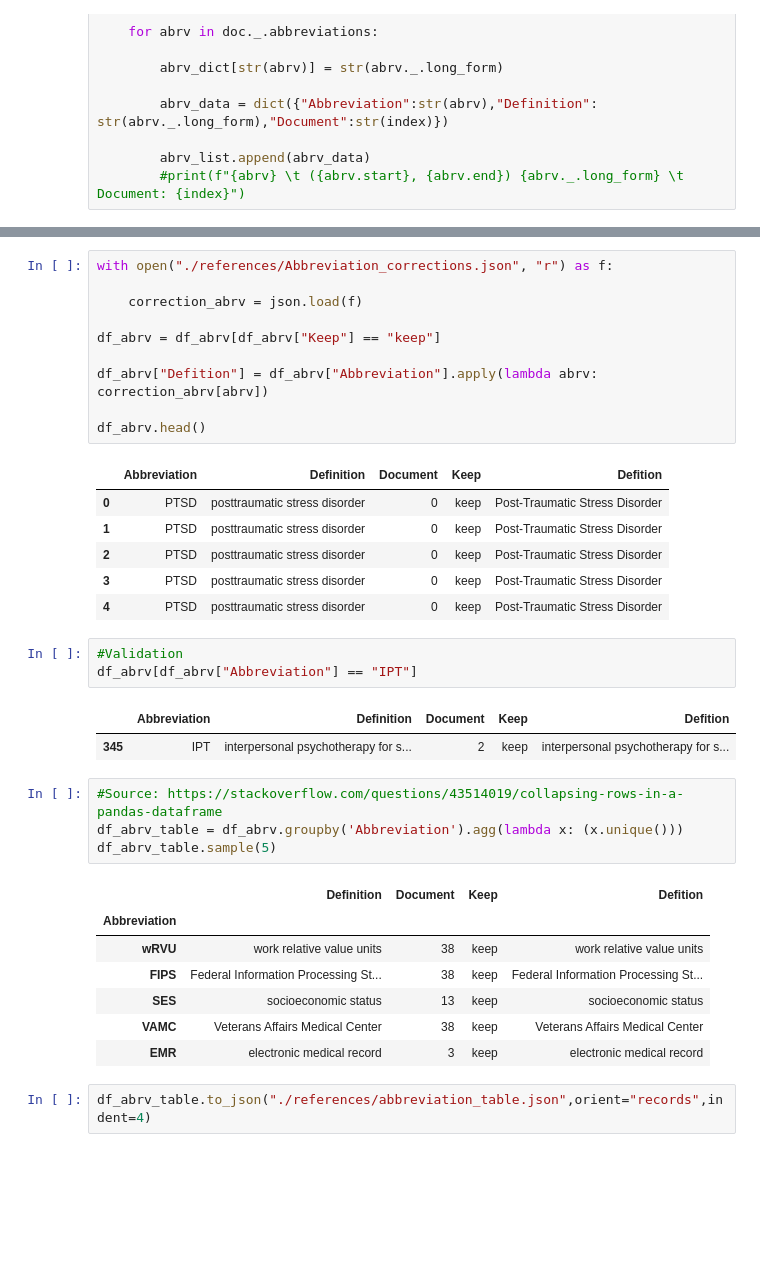
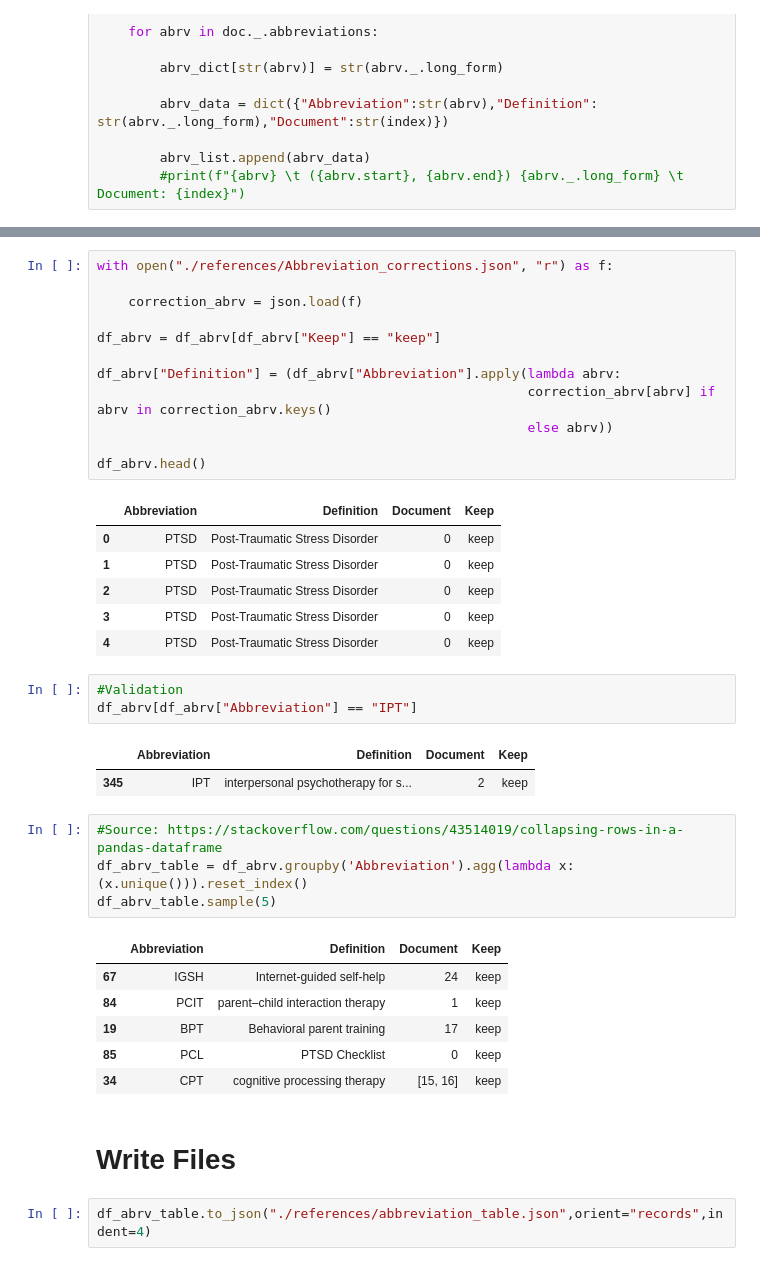
Before and after one commit to VintageGold/Text_Summarization, a Jupyter notebook: Wrangling.ipynb, the cells around one changed output, grey strips where cells are left out. Drawn from its saved outputs; the diff is of its cells as text; blank space fills up the shorter version.

```diff
--- a/Wrangling.ipynb
+++ b/Wrangling.ipynb
@@ -270,38 +257,41 @@ df_abrv[df_abrv["Keep"] == "remove"].sample(5)
 # %%
 with open("./references/Abbreviation_corrections.json", "r") as f:
 
     correction_abrv = json.load(f)
 
 df_abrv = df_abrv[df_abrv["Keep"] == "keep"]
 
-df_abrv["Defition"] = df_abrv["Abbreviation"].apply(lambda abrv: correction_abrv[abrv])
+df_abrv["Definition"] = (df_abrv["Abbreviation"].apply(lambda abrv:
+                                                       correction_abrv[abrv] if abrv in correction_abrv.keys()
+                                                       else abrv))
 
 df_abrv.head()
 # %% [output]
-|  | Abbreviation | Definition | Document | Keep | Defition |
-| 0 | PTSD | posttraumatic stress disorder | 0 | keep | Post-Traumatic Stress Disorder |
-| 1 | PTSD | posttraumatic stress disorder | 0 | keep | Post-Traumatic Stress Disorder |
-| 2 | PTSD | posttraumatic stress disorder | 0 | keep | Post-Traumatic Stress Disorder |
-| 3 | PTSD | posttraumatic stress disorder | 0 | keep | Post-Traumatic Stress Disorder |
-| 4 | PTSD | posttraumatic stress disorder | 0 | keep | Post-Traumatic Stress Disorder |
+|  | Abbreviation | Definition | Document | Keep |
+| 0 | PTSD | Post-Traumatic Stress Disorder | 0 | keep |
+| 1 | PTSD | Post-Traumatic Stress Disorder | 0 | keep |
+| 2 | PTSD | Post-Traumatic Stress Disorder | 0 | keep |
+| 3 | PTSD | Post-Traumatic Stress Disorder | 0 | keep |
+| 4 | PTSD | Post-Traumatic Stress Disorder | 0 | keep |
 # %%
 #Validation
 df_abrv[df_abrv["Abbreviation"] == "IPT"]
 # %% [output]
-|  | Abbreviation | Definition | Document | Keep | Defition |
-| 345 | IPT | interpersonal psychotherapy for s... | 2 | keep | interpersonal psychotherapy for s... |
+|  | Abbreviation | Definition | Document | Keep |
+| 345 | IPT | interpersonal psychotherapy for s... | 2 | keep |
 # %%
 #Source: https://stackoverflow.com/questions/43514019/collapsing-rows-in-a-pandas-dataframe
-df_abrv_table = df_abrv.groupby('Abbreviation').agg(lambda x: (x.unique()))
+df_abrv_table = df_abrv.groupby('Abbreviation').agg(lambda x: (x.unique())).reset_index()
 df_abrv_table.sample(5)
 # %% [output]
-|  | Definition | Document | Keep | Defition |
-| Abbreviation |  |  |  |  |
-| wRVU | work relative value units | 38 | keep | work relative value units |
-| FIPS | Federal Information Processing St... | 38 | keep | Federal Information Processing St... |
-| SES | socioeconomic status | 13 | keep | socioeconomic status |
-| VAMC | Veterans Affairs Medical Center | 38 | keep | Veterans Affairs Medical Center |
-| EMR | electronic medical record | 3 | keep | electronic medical record |
+|  | Abbreviation | Definition | Document | Keep |
+| 67 | IGSH | Internet-guided self-help | 24 | keep |
+| 84 | PCIT | parent–child interaction therapy | 1 | keep |
+| 19 | BPT | Behavioral parent training | 17 | keep |
+| 85 | PCL | PTSD Checklist | 0 | keep |
+| 34 | CPT | cognitive processing therapy | [15, 16] | keep |
+# %% [markdown]
+# Write Files
 # %%
 df_abrv_table.to_json("./references/abbreviation_table.json",orient="records",indent=4)
 # %%
```
Also changed, not shown: parts of 17 cells of this notebook.
